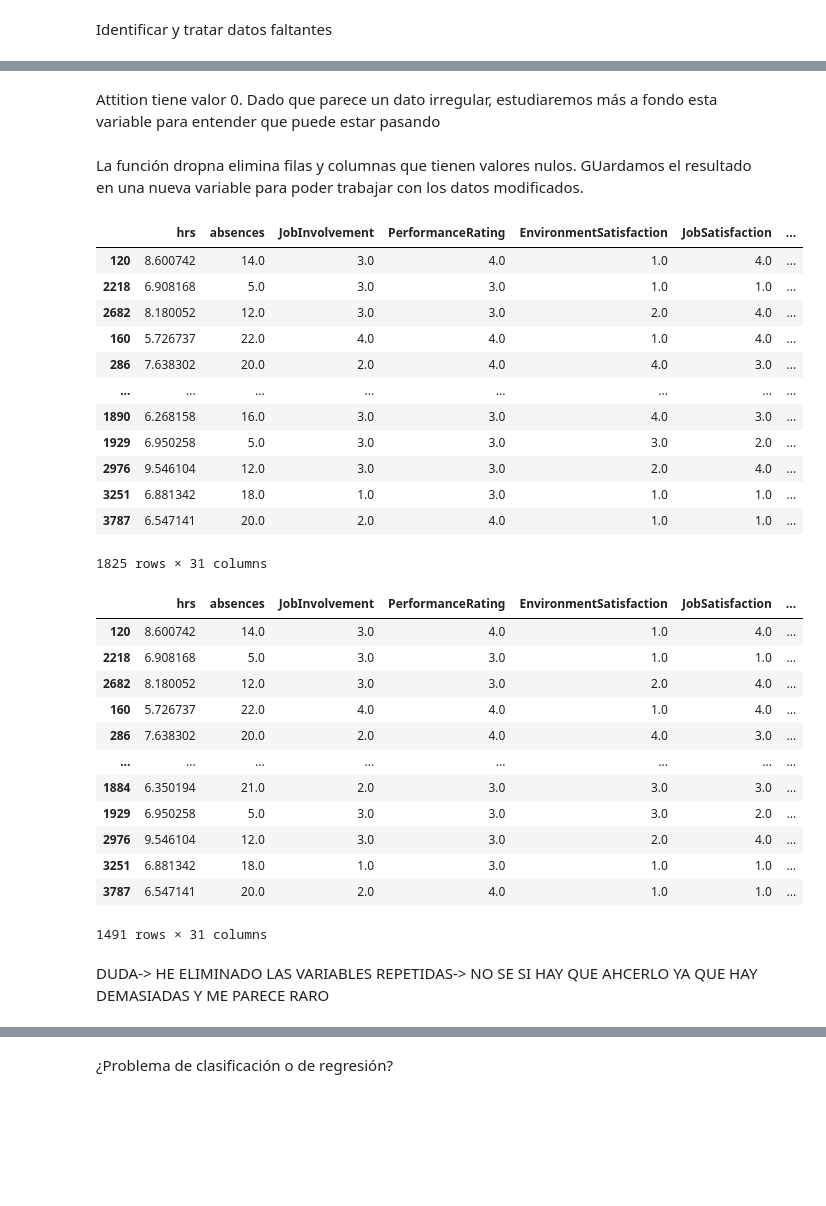
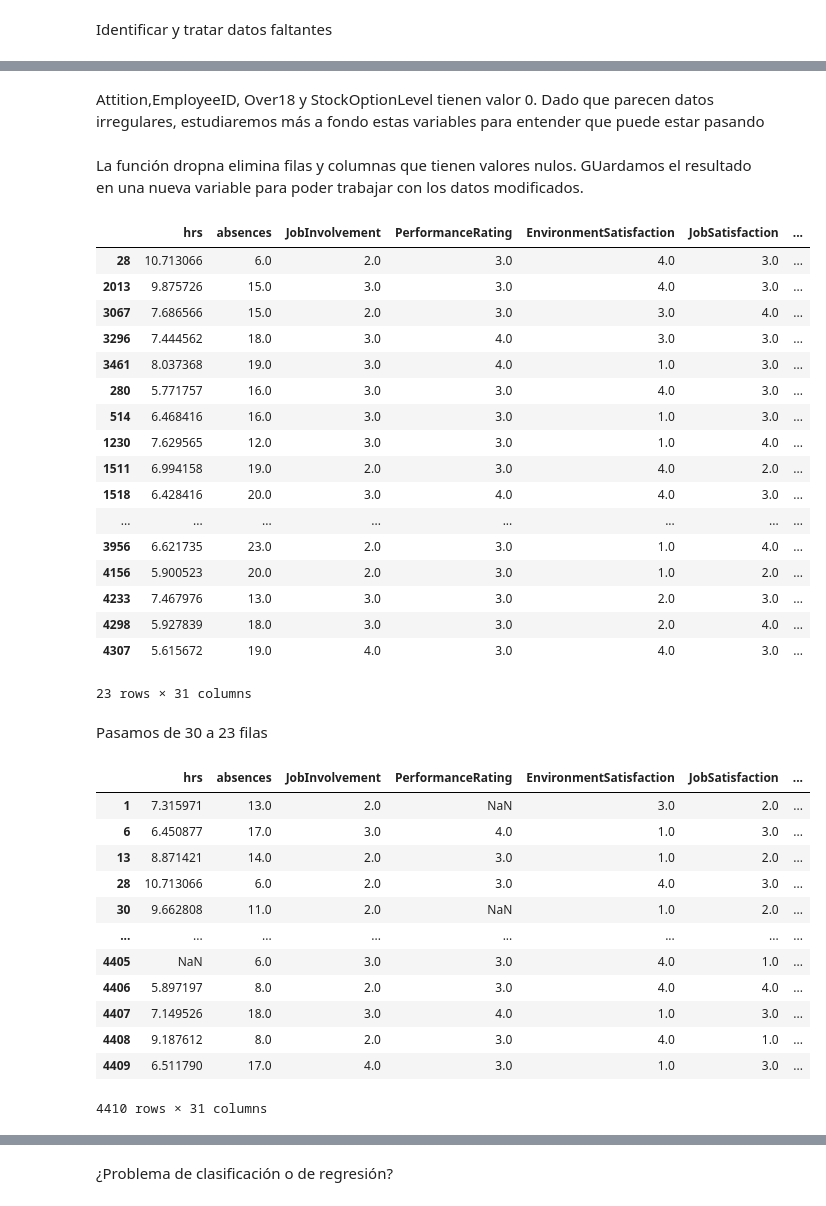
Before and after one commit to Natalia409634/Grupo7-practica2-ML, a Jupyter notebook: G7_P2_ML.ipynb, the cells around one changed output, grey strips where cells are left out. Drawn from its saved outputs; the diff is of its cells as text; code cells hidden in the pictures; blank space fills up the shorter version.

Commit message:
Haabía cogido mal los datos, ya está arreglado

```diff
--- a/G7_P2_ML.ipynb
+++ b/G7_P2_ML.ipynb
@@ -47,3 +15,6 @@ data_df = pd.concat(dfs)
+# %%
+# Carga el archivo pkl en un DataFrame de Pandas
+data_df = pd.read_pickle('/content/drive/MyDrive/Aprendizaje Automático/practica 2/datos_grupos/attrition_available_7.pkl')
 # %% [markdown]
 Edición visual de los datos
 # %%
@@ -126,22 +97,29 @@ YearsWithCurrManager       74071
 dtype: int64
 # %% [markdown]
-Attition tiene valor 0. Dado que parece un dato irregular, estudiaremos más a fondo esta variable para entender que puede estar pasando
+Attition,EmployeeID, Over18 y StockOptionLevel tienen valor 0. Dado que parecen datos irregulares, estudiaremos más a fondo estas variables para entender que puede estar pasando
 # %% [markdown]
 La función dropna elimina filas y columnas que tienen valores nulos. GUardamos el resultado en una nueva variable para poder trabajar con los datos modificados.
 # %%
 data_df.dropna()
 # %% [output]
 |  | hrs | absences | JobInvolvement | PerformanceRating | EnvironmentSatisfaction | JobSatisfaction | ... |
-| 120 | 8.600742 | 14.0 | 3.0 | 4.0 | 1.0 | 4.0 | ... |
-| 2218 | 6.908168 | 5.0 | 3.0 | 3.0 | 1.0 | 1.0 | ... |
-| 2682 | 8.180052 | 12.0 | 3.0 | 3.0 | 2.0 | 4.0 | ... |
-| 160 | 5.726737 | 22.0 | 4.0 | 4.0 | 1.0 | 4.0 | ... |
-| 286 | 7.638302 | 20.0 | 2.0 | 4.0 | 4.0 | 3.0 | ... |
+| 28 | 10.713066 | 6.0 | 2.0 | 3.0 | 4.0 | 3.0 | ... |
+| 2013 | 9.875726 | 15.0 | 3.0 | 3.0 | 4.0 | 3.0 | ... |
+| 3067 | 7.686566 | 15.0 | 2.0 | 3.0 | 3.0 | 4.0 | ... |
+| 3296 | 7.444562 | 18.0 | 3.0 | 4.0 | 3.0 | 3.0 | ... |
+| 3461 | 8.037368 | 19.0 | 3.0 | 4.0 | 1.0 | 3.0 | ... |
+| 280 | 5.771757 | 16.0 | 3.0 | 3.0 | 4.0 | 3.0 | ... |
+| 514 | 6.468416 | 16.0 | 3.0 | 3.0 | 1.0 | 3.0 | ... |
+| 1230 | 7.629565 | 12.0 | 3.0 | 3.0 | 1.0 | 4.0 | ... |
+| 1511 | 6.994158 | 19.0 | 2.0 | 3.0 | 4.0 | 2.0 | ... |
+| 1518 | 6.428416 | 20.0 | 3.0 | 4.0 | 4.0 | 3.0 | ... |
 | ... | ... | ... | ... | ... | ... | ... | ... |
-| 1890 | 6.268158 | 16.0 | 3.0 | 3.0 | 4.0 | 3.0 | ... |
-| 1929 | 6.950258 | 5.0 | 3.0 | 3.0 | 3.0 | 2.0 | ... |
-| 2976 | 9.546104 | 12.0 | 3.0 | 3.0 | 2.0 | 4.0 | ... |
-| 3251 | 6.881342 | 18.0 | 1.0 | 3.0 | 1.0 | 1.0 | ... |
-| 3787 | 6.547141 | 20.0 | 2.0 | 4.0 | 1.0 | 1.0 | ... |
+| 3956 | 6.621735 | 23.0 | 2.0 | 3.0 | 1.0 | 4.0 | ... |
+| 4156 | 5.900523 | 20.0 | 2.0 | 3.0 | 1.0 | 2.0 | ... |
+| 4233 | 7.467976 | 13.0 | 3.0 | 3.0 | 2.0 | 3.0 | ... |
+| 4298 | 5.927839 | 18.0 | 3.0 | 3.0 | 2.0 | 4.0 | ... |
+| 4307 | 5.615672 | 19.0 | 4.0 | 3.0 | 4.0 | 3.0 | ... |
-1825 rows × 31 columns
+23 rows × 31 columns
+# %% [markdown]
+Pasamos de 30 a 23 filas
 # %%
@@ -149,19 +127,17 @@ disp_df = data_df.dropna()
 # %%
-disp_df.drop_duplicates()
+data_df.drop_duplicates()
 # %% [output]
 |  | hrs | absences | JobInvolvement | PerformanceRating | EnvironmentSatisfaction | JobSatisfaction | ... |
-| 120 | 8.600742 | 14.0 | 3.0 | 4.0 | 1.0 | 4.0 | ... |
-| 2218 | 6.908168 | 5.0 | 3.0 | 3.0 | 1.0 | 1.0 | ... |
-| 2682 | 8.180052 | 12.0 | 3.0 | 3.0 | 2.0 | 4.0 | ... |
-| 160 | 5.726737 | 22.0 | 4.0 | 4.0 | 1.0 | 4.0 | ... |
-| 286 | 7.638302 | 20.0 | 2.0 | 4.0 | 4.0 | 3.0 | ... |
+| 1 | 7.315971 | 13.0 | 2.0 | NaN | 3.0 | 2.0 | ... |
+| 6 | 6.450877 | 17.0 | 3.0 | 4.0 | 1.0 | 3.0 | ... |
+| 13 | 8.871421 | 14.0 | 2.0 | 3.0 | 1.0 | 2.0 | ... |
+| 28 | 10.713066 | 6.0 | 2.0 | 3.0 | 4.0 | 3.0 | ... |
+| 30 | 9.662808 | 11.0 | 2.0 | NaN | 1.0 | 2.0 | ... |
 | ... | ... | ... | ... | ... | ... | ... | ... |
-| 1884 | 6.350194 | 21.0 | 2.0 | 3.0 | 3.0 | 3.0 | ... |
-| 1929 | 6.950258 | 5.0 | 3.0 | 3.0 | 3.0 | 2.0 | ... |
-| 2976 | 9.546104 | 12.0 | 3.0 | 3.0 | 2.0 | 4.0 | ... |
-| 3251 | 6.881342 | 18.0 | 1.0 | 3.0 | 1.0 | 1.0 | ... |
-| 3787 | 6.547141 | 20.0 | 2.0 | 4.0 | 1.0 | 1.0 | ... |
+| 4405 | NaN | 6.0 | 3.0 | 3.0 | 4.0 | 1.0 | ... |
+| 4406 | 5.897197 | 8.0 | 2.0 | 3.0 | 4.0 | 4.0 | ... |
+| 4407 | 7.149526 | 18.0 | 3.0 | 4.0 | 1.0 | 3.0 | ... |
+| 4408 | 9.187612 | 8.0 | 2.0 | 3.0 | 4.0 | 1.0 | ... |
+| 4409 | 6.511790 | 17.0 | 4.0 | 3.0 | 1.0 | 3.0 | ... |
-1491 rows × 31 columns
+4410 rows × 31 columns
-# %% [markdown]
-DUDA-> HE ELIMINADO LAS VARIABLES REPETIDAS-> NO SE SI HAY QUE AHCERLO YA QUE HAY DEMASIADAS Y ME PARECE RARO
 # %%
```
Also changed, not shown: parts of 9 cells of this notebook.
